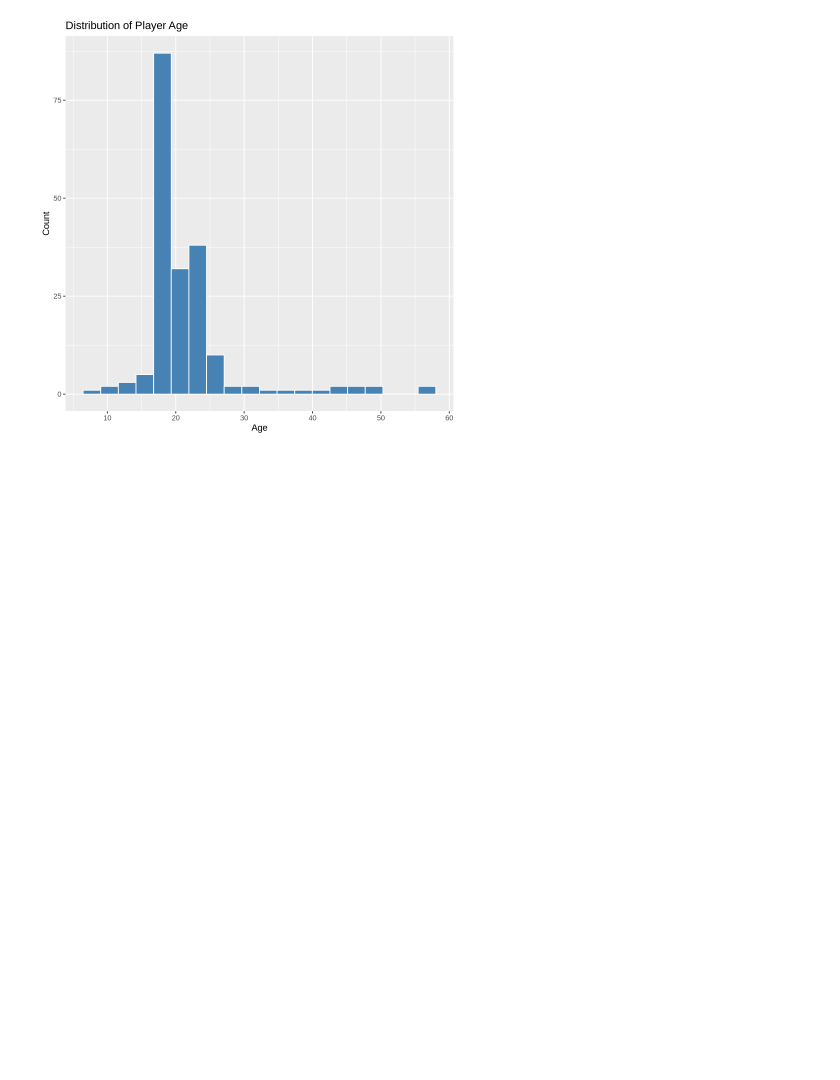
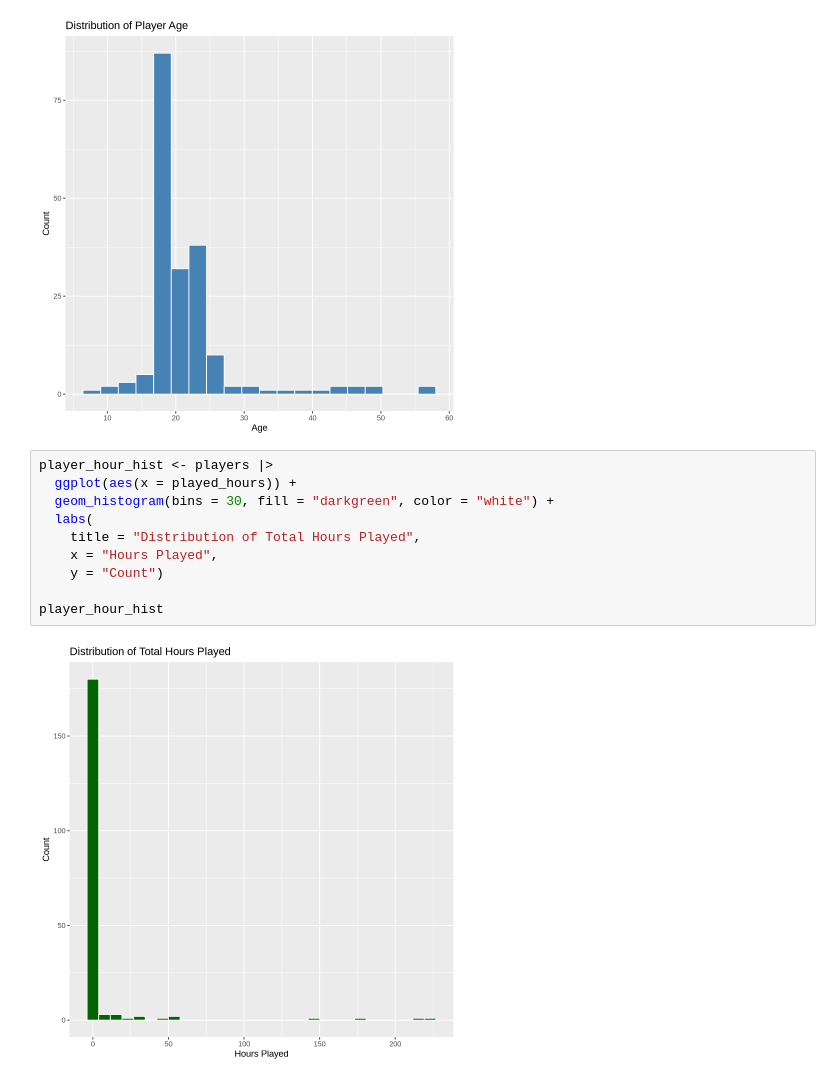
Before and after one commit to RealBabyPotato/DSCI100-Individual-Planning-Report, a Jupyter notebook: Individual Planning Report.ipynb, the cells around one changed output. Cells and saved outputs as stored; diff of their text form; blank space fills up the shorter version.

Commit message:
Begin making plots

```diff
--- a/Individual Planning Report.ipynb
+++ b/Individual Planning Report.ipynb
@@ -126,3 +126,15 @@ player_age_hist
 Warning message:
 “Removed 2 rows containing non-finite outside the scale range (`stat_bin()`).”
 [figure]
+# %%
+player_hour_hist <- players |>
+  ggplot(aes(x = played_hours)) +
+  geom_histogram(bins = 30, fill = "darkgreen", color = "white") +
+  labs(
+    title = "Distribution of Total Hours Played",
+    x = "Hours Played",
+    y = "Count")
+
+player_hour_hist
+# %% [output]
+[figure, added]
```
Also changed, not shown: parts of 2 cells of this notebook.
